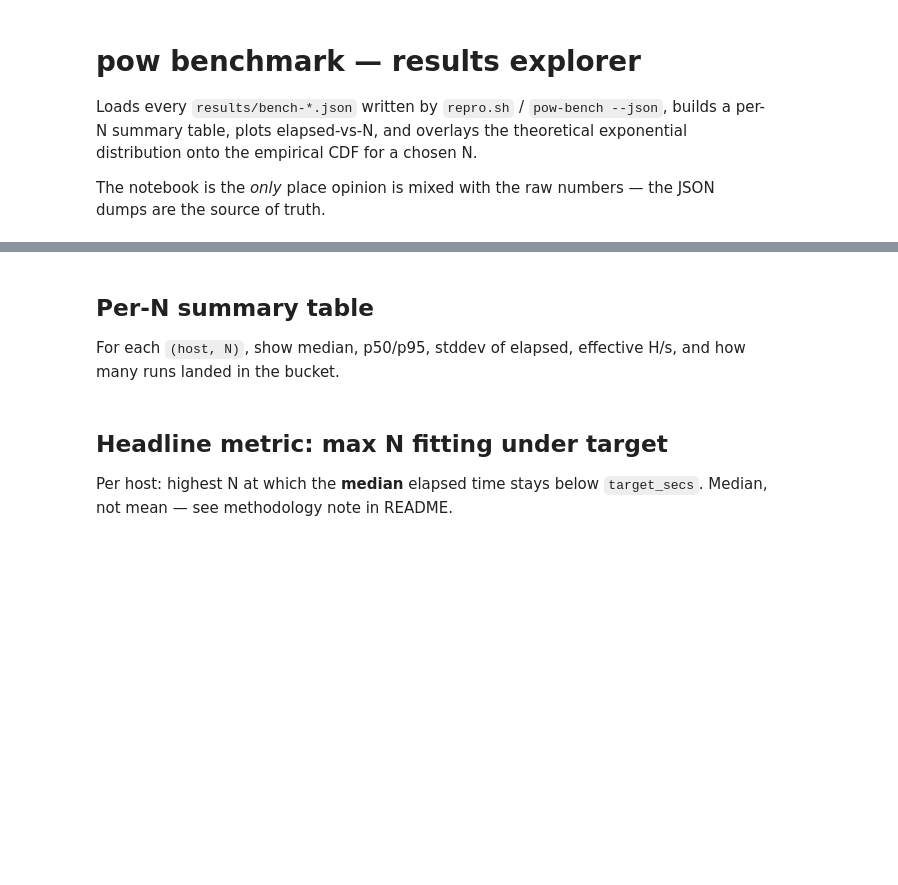
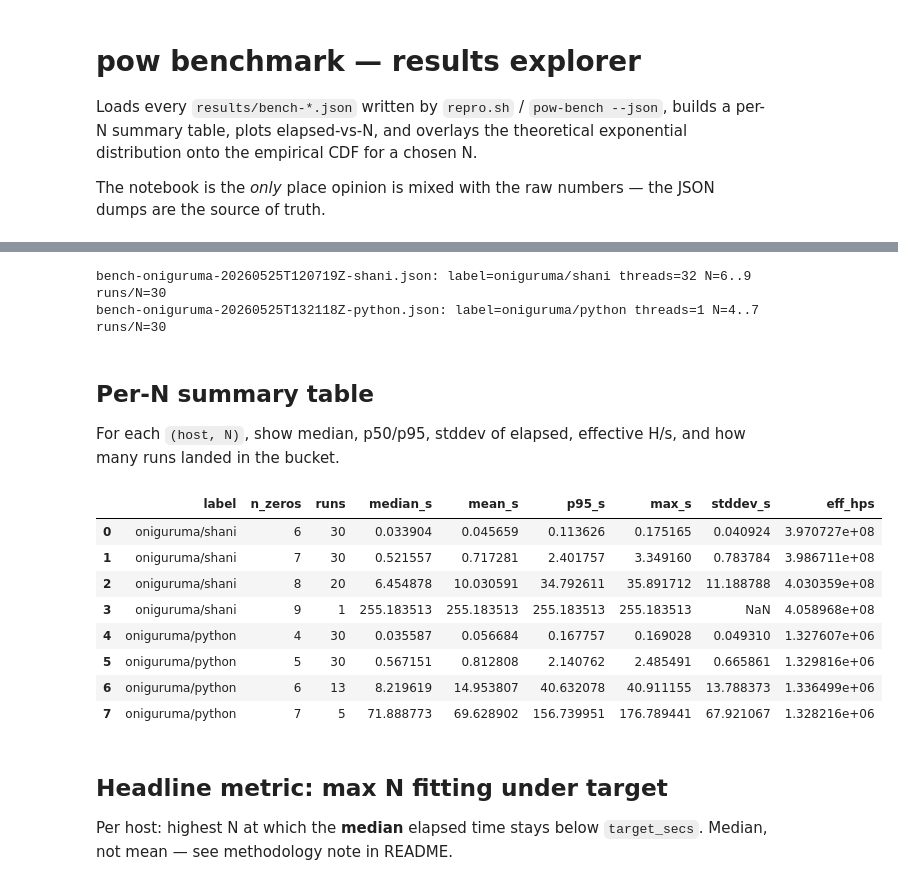
Before and after one commit to danilkiff/pow, a Jupyter notebook: analysis/explore_results.ipynb, the cells around one changed output, grey strips where cells are left out. Cells and saved outputs as stored; diff of their text form; code cells hidden in the pictures; blank space fills up the shorter version.

```diff
--- a/analysis/explore_results.ipynb
+++ b/analysis/explore_results.ipynb
@@ -45,7 +47,9 @@ def load_one(path: Path) -> Run:
     label = f"{host}/{backend}"
     rows = []
     for r in data["results"]:
-        for i, (att, el) in enumerate(zip(r["attempts"], r["elapsed_secs"], strict=True)):
+        for i, (att, el) in enumerate(
+            zip(r["attempts"], r["elapsed_secs"], strict=True)
+        ):
             rows.append(
                 {
                     "n_zeros": r["n_zeros"],
@@ -84,6 +88,9 @@ else:
             f"{r.source}: label={r.label} threads={r.threads} "
             f"N={n_min}..{n_max} runs/N={r.runs_per_n}"
         )
+# %% [output]
+bench-oniguruma-20260525T120719Z-shani.json: label=oniguruma/shani threads=32 N=6..9 runs/N=30
+bench-oniguruma-20260525T132118Z-python.json: label=oniguruma/python threads=1 N=4..7 runs/N=30
 # %% [markdown]
 ## Per-N summary table
 
@@ -103,34 +110,46 @@ def summarise(runs: list[Run]) -> pd.DataFrame:
                 "max_s": g["elapsed"].max(),
                 "stddev_s": g["elapsed"].std(),
                 "eff_hps": g.apply(
                     lambda x: (
-                        x["attempts"].sum() / x["elapsed"].sum() if x["elapsed"].sum() > 0 else 0.0
+                        x["attempts"].sum() / x["elapsed"].sum()
+                        if x["elapsed"].sum() > 0
+                        else 0.0
                     )
                 ),
             }
         )
         summary["label"] = r.label
         frames.append(summary.reset_index())
     if not frames:
         return pd.DataFrame()
     out = pd.concat(frames, ignore_index=True)
     return out[
         [
             "label",
             "n_zeros",
             "runs",
             "median_s",
             "mean_s",
             "p95_s",
             "max_s",
             "stddev_s",
             "eff_hps",
         ]
     ]
 
 
 summary = summarise(runs)
 summary
+# %% [output]
+|  | label | n_zeros | runs | median_s | mean_s | p95_s | max_s | stddev_s | eff_hps |
+| 0 | oniguruma/shani | 6 | 30 | 0.033904 | 0.045659 | 0.113626 | 0.175165 | 0.040924 | 3.970727e+08 |
+| 1 | oniguruma/shani | 7 | 30 | 0.521557 | 0.717281 | 2.401757 | 3.349160 | 0.783784 | 3.986711e+08 |
+| 2 | oniguruma/shani | 8 | 20 | 6.454878 | 10.030591 | 34.792611 | 35.891712 | 11.188788 | 4.030359e+08 |
+| 3 | oniguruma/shani | 9 | 1 | 255.183513 | 255.183513 | 255.183513 | 255.183513 | NaN | 4.058968e+08 |
+| 4 | oniguruma/python | 4 | 30 | 0.035587 | 0.056684 | 0.167757 | 0.169028 | 0.049310 | 1.327607e+06 |
+| 5 | oniguruma/python | 5 | 30 | 0.567151 | 0.812808 | 2.140762 | 2.485491 | 0.665861 | 1.329816e+06 |
+| 6 | oniguruma/python | 6 | 13 | 8.219619 | 14.953807 | 40.632078 | 40.911155 | 13.788373 | 1.336499e+06 |
+| 7 | oniguruma/python | 7 | 5 | 71.888773 | 69.628902 | 156.739951 | 176.789441 | 67.921067 | 1.328216e+06 |
 # %% [markdown]
 ## Headline metric: max N fitting under target
 
```
Also changed, not shown: parts of 5 cells of this notebook.
